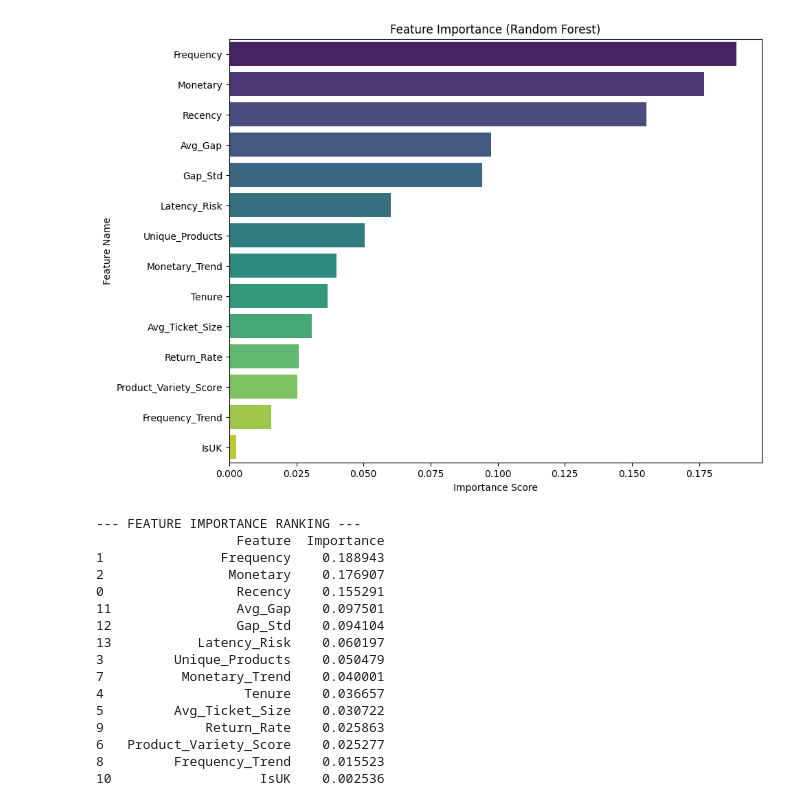
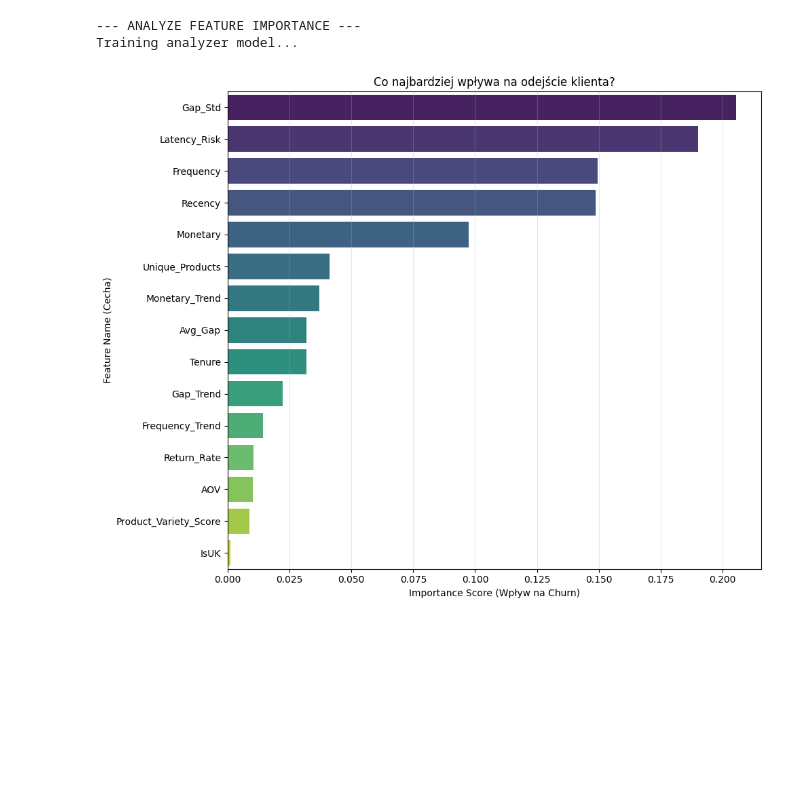
Before and after one commit to NovyQuant/Retention-Analysis-Churn-Risk-Scoring-System, a Jupyter notebook: Retention-Analysis.ipynb, the cells around one changed output. Drawn from its saved outputs; the diff is of its cells as text; code cells hidden in the pictures; blank space fills up the shorter version.

```diff
--- a/Retention-Analysis.ipynb
+++ b/Retention-Analysis.ipynb
@@ -352,60 +497,60 @@ print("-" * 40)
 # %%
 # STEP 6: Feature Importance Analysis (Fixed for Seaborn warning)
 
-import pandas as pd
-import matplotlib.pyplot as plt
-import seaborn as sns
+print("--- ANALYZE FEATURE IMPORTANCE ---")
 
-# 1. Get Importances from the trained model
-# Using 'final_model' from Step 4
-importances = final_model.feature_importances_
+# 1. Prepare Data
+# Upewniamy się, że mamy dane treningowe
+if 'X_final' not in locals():
+    # Fallback jeśli X_final nie istnieje
+    X_final = full_panel_data.drop(['Churn', 'Customer ID', 'Cutoff_Date'], axis=1)
+    y_final = full_panel_data['Churn']
 
-# 2. Get Feature Names
-# Using X_test columns to match features
-feature_names = X_test.columns
+# 2. Train a Dedicated Analyzer Model
+# Zamiast walczyć z CalibratedClassifierCV, trenujemy czysty Las Losowy tylko do analizy cech.
+# To jest bezpieczne, szybkie i daje ten sam wgląd w dane.
+print("Training analyzer model...")
+analyzer_rf = RandomForestClassifier(
+    n_estimators=100,
+    max_depth=8,
+    class_weight='balanced',
+    random_state=42,
+    n_jobs=-1
+)
+analyzer_rf.fit(X_final, y_final)
 
-# 3. Create a Summary Table
+# 3. Get Importances
+importances = analyzer_rf.feature_importances_
+feature_names = X_final.columns
+
+# 4. Create Summary Table
 feature_importance_df = pd.DataFrame({
     'Feature': feature_names,
     'Importance': importances
 }).sort_values(by='Importance', ascending=False)
 
-# 4. Plot the Results
+# 5. Plot
 plt.figure(figsize=(10, 8))
-
-# FIX: Added hue='Feature' and legend=False to silence the FutureWarning
 sns.barplot(
     x='Importance',
     y='Feature',
-    hue='Feature',       # Explicitly map color to Feature
+    hue='Feature',
     data=feature_importance_df,
     palette='viridis',
-    legend=False         # Hide the redundant legend
+    legend=False
 )
 
-plt.xlabel('Importance Score')
-plt.ylabel('Feature Name')
-plt.title('Feature Importance (Random Forest)')
+plt.xlabel('Importance Score (Wpływ na Churn)')
+plt.ylabel('Feature Name (Cecha)')
+plt.title('Co najbardziej wpływa na odejście klienta?')
+plt.grid(axis='x', alpha=0.3)
+plt.tight_layout()
 plt.show()
 
-# 5. Print the Ranking
-print("\n--- FEATURE IMPORTANCE RANKING ---")
-print(feature_importance_df)
+# 6. Print Top Factors
+print("\n--- TOP 5 PREDYKTORÓW CHURNU ---")
+print(feature_importance_df.head(5))
 # %% [output]
+--- ANALYZE FEATURE IMPORTANCE ---
+Training analyzer model...
-[figure, old version]
+[figure, new version]
---- FEATURE IMPORTANCE RANKING ---
-                  Feature  Importance
-1               Frequency    0.188943
-2                Monetary    0.176907
-0                 Recency    0.155291
-11                Avg_Gap    0.097501
-12                Gap_Std    0.094104
-13           Latency_Risk    0.060197
-3         Unique_Products    0.050479
-7          Monetary_Trend    0.040001
-4                  Tenure    0.036657
-5         Avg_Ticket_Size    0.030722
-9             Return_Rate    0.025863
-6   Product_Variety_Score    0.025277
-8         Frequency_Trend    0.015523
-10                   IsUK    0.002536
```
Also changed, not shown: parts of 13 cells of this notebook.
